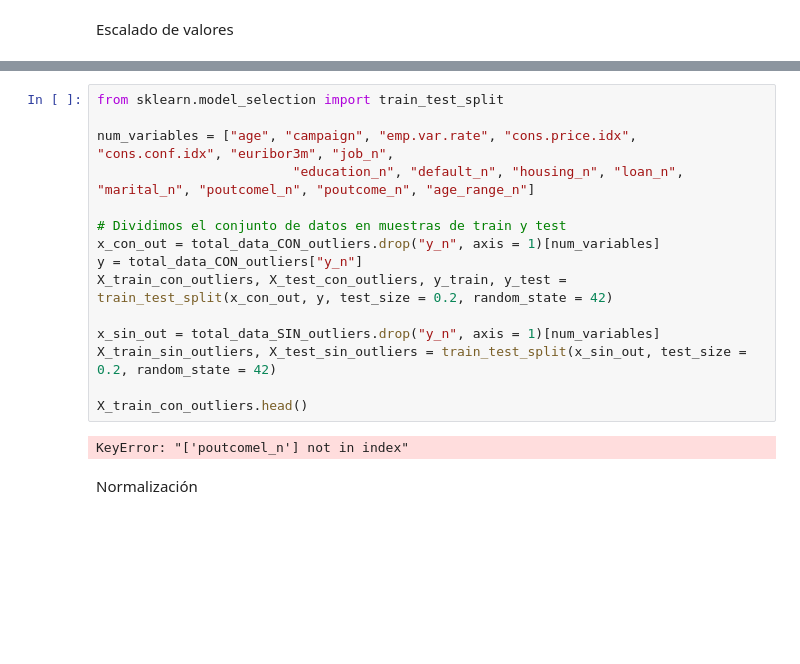
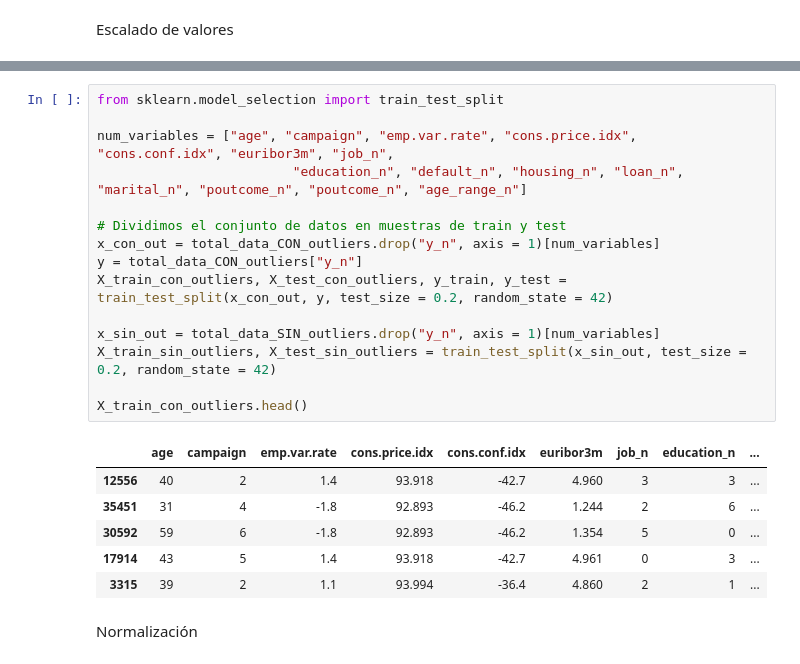
Before and after one commit to 4GeeksAcademy/Tulio-Gimenez-Tutorial-de-Proyecto-de-Regresi-n-Log-stica, a Jupyter notebook: src/explore.ipynb, the cells around one changed output, grey strips where cells are left out. Cells and saved outputs as stored; diff of their text form; blank space fills up the shorter version.

```diff
--- a/src/explore.ipynb
+++ b/src/explore.ipynb
@@ -953,20 +953,25 @@ total_data.head()
 # %%
 from sklearn.model_selection import train_test_split
 
 num_variables = ["age", "campaign", "emp.var.rate", "cons.price.idx", "cons.conf.idx", "euribor3m", "job_n",
-                         "education_n", "default_n", "housing_n", "loan_n", "marital_n", "poutcomel_n", "poutcome_n", "age_range_n"]
+                         "education_n", "default_n", "housing_n", "loan_n", "marital_n", "poutcome_n", "poutcome_n", "age_range_n"]
 
 # Dividimos el conjunto de datos en muestras de train y test
 x_con_out = total_data_CON_outliers.drop("y_n", axis = 1)[num_variables]
 y = total_data_CON_outliers["y_n"]
 X_train_con_outliers, X_test_con_outliers, y_train, y_test = train_test_split(x_con_out, y, test_size = 0.2, random_state = 42)
 
 x_sin_out = total_data_SIN_outliers.drop("y_n", axis = 1)[num_variables]
 X_train_sin_outliers, X_test_sin_outliers = train_test_split(x_sin_out, test_size = 0.2, random_state = 42)
 
 X_train_con_outliers.head()
 # %% [output]
-KeyError: "['poutcomel_n'] not in index"
+|  | age | campaign | emp.var.rate | cons.price.idx | cons.conf.idx | euribor3m | job_n | education_n | ... |
+| 12556 | 40 | 2 | 1.4 | 93.918 | -42.7 | 4.960 | 3 | 3 | ... |
+| 35451 | 31 | 4 | -1.8 | 92.893 | -46.2 | 1.244 | 2 | 6 | ... |
+| 30592 | 59 | 6 | -1.8 | 92.893 | -46.2 | 1.354 | 5 | 0 | ... |
+| 17914 | 43 | 5 | 1.4 | 93.918 | -42.7 | 4.961 | 0 | 3 | ... |
+| 3315 | 39 | 2 | 1.1 | 93.994 | -36.4 | 4.860 | 2 | 1 | ... |
 # %% [markdown]
 Normalización
 # %%
```
Also changed, not shown: parts of 1 cell of this notebook, 18 other files.
